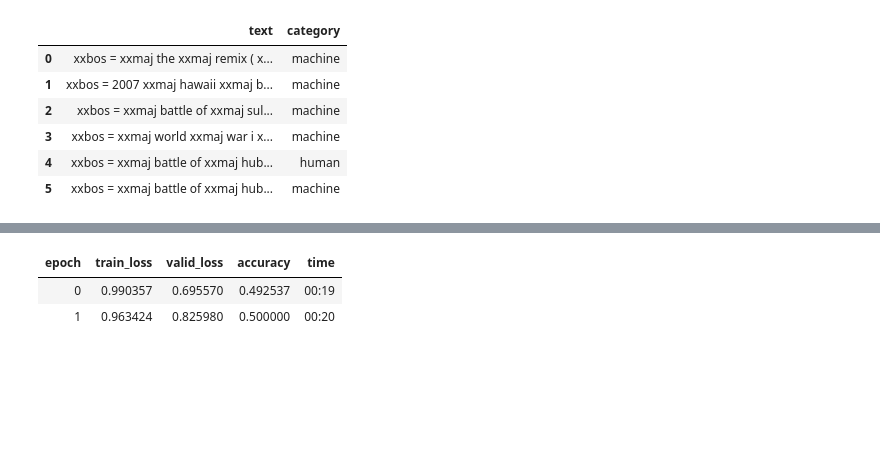
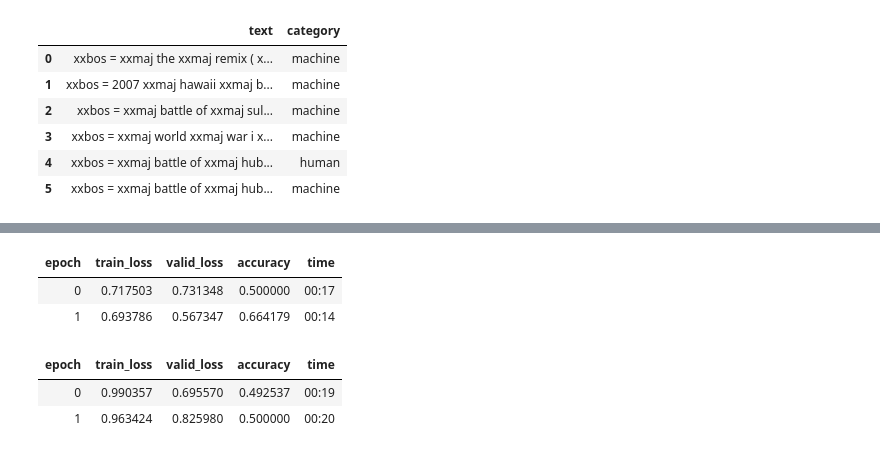
Before and after one commit to FraPochetti/KagglePlaygrounds, a Jupyter notebook: Machine_Human_Text_Detection.ipynb, the cells around one changed output, grey strips where cells are left out. Cells and saved outputs as stored; diff of their text form; code cells hidden in the pictures; blank space fills up the shorter version.

```diff
--- a/Machine_Human_Text_Detection.ipynb
+++ b/Machine_Human_Text_Detection.ipynb
@@ -337,3 +364,9 @@ SuggestedLRs(lr_min=0.07585775852203369, lr_steep=0.0014454397605732083)
+# %%
+learn.fit_one_cycle(2, 0.003)
+# %% [output]
+| epoch | train_loss | valid_loss | accuracy | time |
+| 0 | 0.717503 | 0.731348 | 0.500000 | 00:17 |
+| 1 | 0.693786 | 0.567347 | 0.664179 | 00:14 |
 # %%
 learn = text_classifier_learner(dls_clas, AWD_LSTM, drop_mult=0.5, metrics=accuracy).to_fp16()
 learn = learn.load_encoder('finetuned')
```
Also changed, not shown: parts of 10 cells of this notebook.
